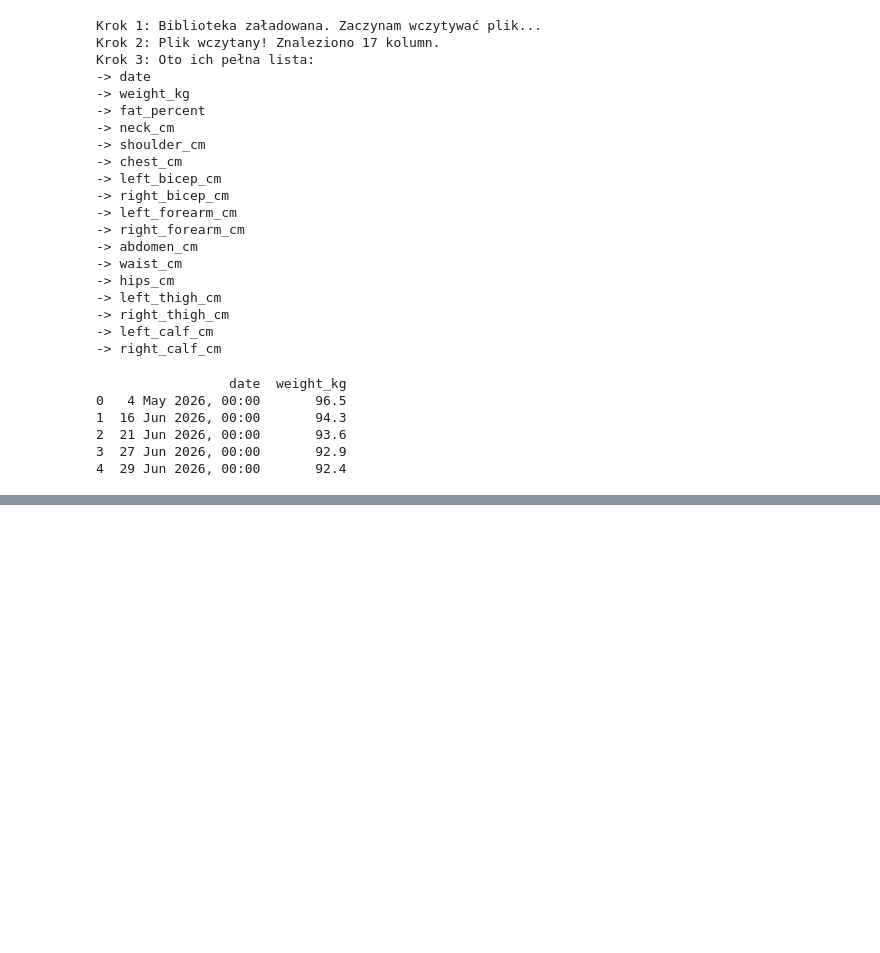
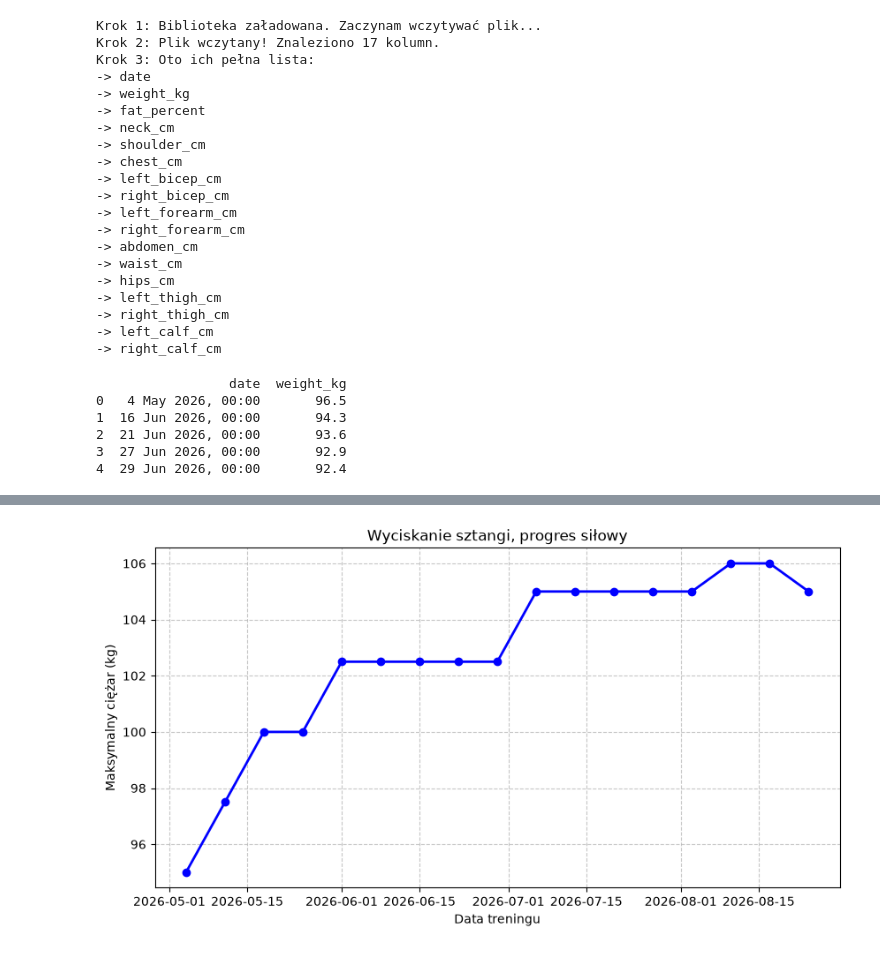
Before and after one commit to bartli555/gym_tracker, a Jupyter notebook: Untitled.ipynb, the cells around one changed output, grey strips where cells are left out. Drawn from its saved outputs; the diff is of its cells as text; code cells hidden in the pictures; blank space fills up the shorter version.

```diff
--- a/Untitled.ipynb
+++ b/Untitled.ipynb
@@ -251,7 +251,8 @@ df_waga['date'] = pd.to_datetime(df_waga['date'], format='mixed').dt.normalize()
 
 # 3. Wielka Fuzja
 df_merged = pd.merge(df, df_waga, left_on='Data', right_on='date', how='left')
+df_merged = df_merged.sort_values(by='Data', ascending=True).reset_index(drop=True)
 
 # 4. Wyświetlamy wyniki
-print(df_merged[['Data', 'Cwiczenie', 'Ciezar_kg', 'weight_kg']].head(10))
+print(df_merged[['Data', 'Cwiczenie', 'Ciezar_kg', 'weight_kg']].tail(10))
 # %% [output]
@@ -268,0 +294,15 @@ print(df_merged[['Data', 'Cwiczenie', 'Ciezar_kg', 'weight_kg']].head(10))
+# %%
+# 1. Wyliczamy tonaż dla KAŻDEJ pojedynczej serii (nowa kolumna w naszej macierzy bazowej)
+df_merged['Tonaz_serii'] = df_merged['Ciezar_kg'] * df_merged['Powtorzenia']
+
+# 2. POTĘŻNE GRUPOWANIE - wyciągamy Szczytową Siłę i Całkowity Tonaż za jednym zamachem
+df_dzienne_podsumowanie = df_merged.groupby(['Data', 'Cwiczenie', 'weight_kg'], dropna = False).agg(
+    Max_Ciezar_kg = ('Ciezar_kg', 'max'),
+    Calkowity_Tonax = ('Tonaz_serii', 'sum')
+).reset_index()
+
+# 3. Sortujemy chronologicznie
+df_dzienne_podsumowanie = df_dzienne_podsumowanie.sort_values(by=['Data', 'Cwiczenie'])
+
+# 4. Sprawdzamy "ogon" tabeli, żeby zobaczyć najświeższe sierpniowe treningi!
+print(df_dzienne_podsumowanie.tail(10))
@@ -268,0 +327,17 @@ print(df_merged[['Data', 'Cwiczenie', 'Ciezar_kg', 'weight_kg']].head(10))
+# %%
+# 1. Filtrujemy naszą tabelę, żeby zostawić TYLKO wyciskanie na płaskiej
+df_bench = df_dzienne_podsumowanie[df_dzienne_podsumowanie['Cwiczenie'] == 'Bench Press (Barbell)']
+
+# 2. Odpalamy wizualizację
+plt.figure(figsize = (10, 5))
+plt.plot(df_bench['Data'], df_bench['Max_Ciezar_kg'], marker = 'o', linestyle = '-', color ='b', linewidth = 2)
+
+# 3. Dodajemy opisy, żeby wykres wyglądał inżynieryjnie i profesjonalnie
+plt.title('Wyciskanie sztangi, progres siłowy')
+plt.xlabel('Data treningu')
+plt.ylabel('Maksymalny ciężar (kg)')
+plt.grid(True, linestyle='--', alpha=0.7)
+
+plt.show()
+# %% [output]
+[figure, added]
```
Also changed, not shown: parts of 13 cells of this notebook, 5 other files.
